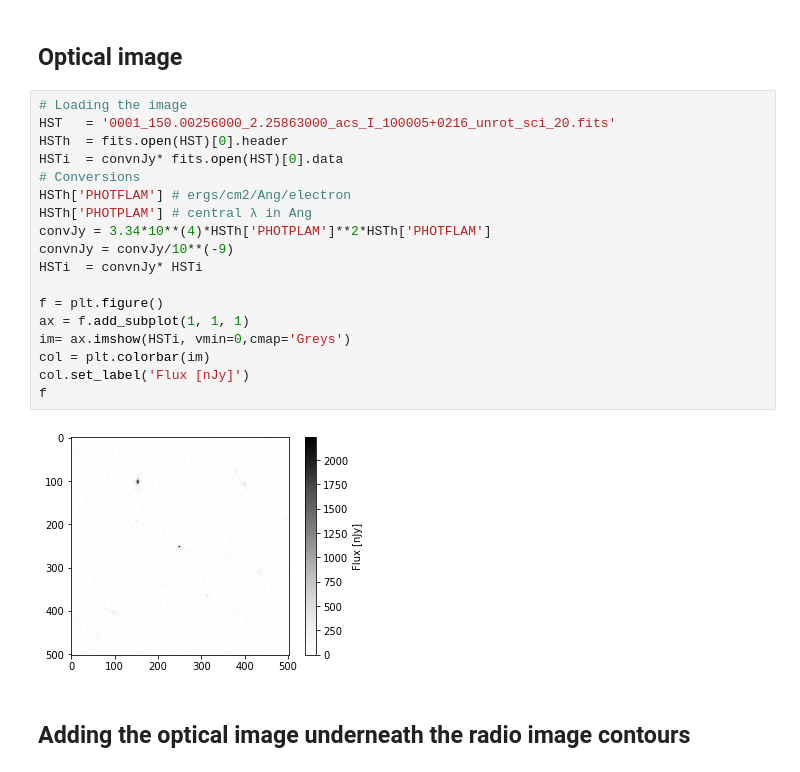
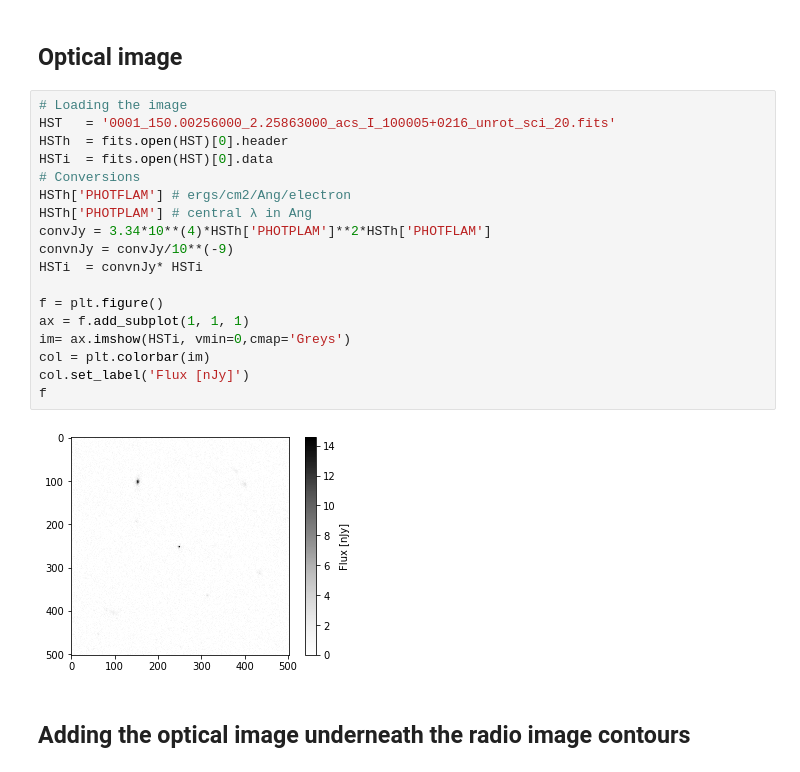
Before and after one commit to KrTis/High-school-Course, a Jupyter notebook: 4. Working with images.ipynb, the cells around one changed output. Saved outputs shown, nothing was run; the diff lists cells and outputs as text.

```diff
--- a/4. Working with images.ipynb
+++ b/4. Working with images.ipynb
@@ -395,23 +393,23 @@ WARNING: VerifyWarning: Invalid 'BLANK' keyword in header.  The 'BLANK' keyword
 # %%
 # Loading the image
 HST   = '0001_150.00256000_2.25863000_acs_I_100005+0216_unrot_sci_20.fits'
 HSTh  = fits.open(HST)[0].header
-HSTi  = convnJy* fits.open(HST)[0].data
+HSTi  = fits.open(HST)[0].data
 # Conversions
 HSTh['PHOTFLAM'] # ergs/cm2/Ang/electron
 HSTh['PHOTPLAM'] # central λ in Ang
 convJy = 3.34*10**(4)*HSTh['PHOTPLAM']**2*HSTh['PHOTFLAM']
 convnJy = convJy/10**(-9)
 HSTi  = convnJy* HSTi
 
 f = plt.figure()
 ax = f.add_subplot(1, 1, 1)
 im= ax.imshow(HSTi, vmin=0,cmap='Greys')
 col = plt.colorbar(im)
 col.set_label('Flux [nJy]')
 f
 # %% [output]
-[figure, old version]
+[figure, new version]
 # %% [markdown]
 ## Adding the optical image underneath the radio image contours
 # %%
```
Also changed, not shown: parts of 4 cells of this notebook.
